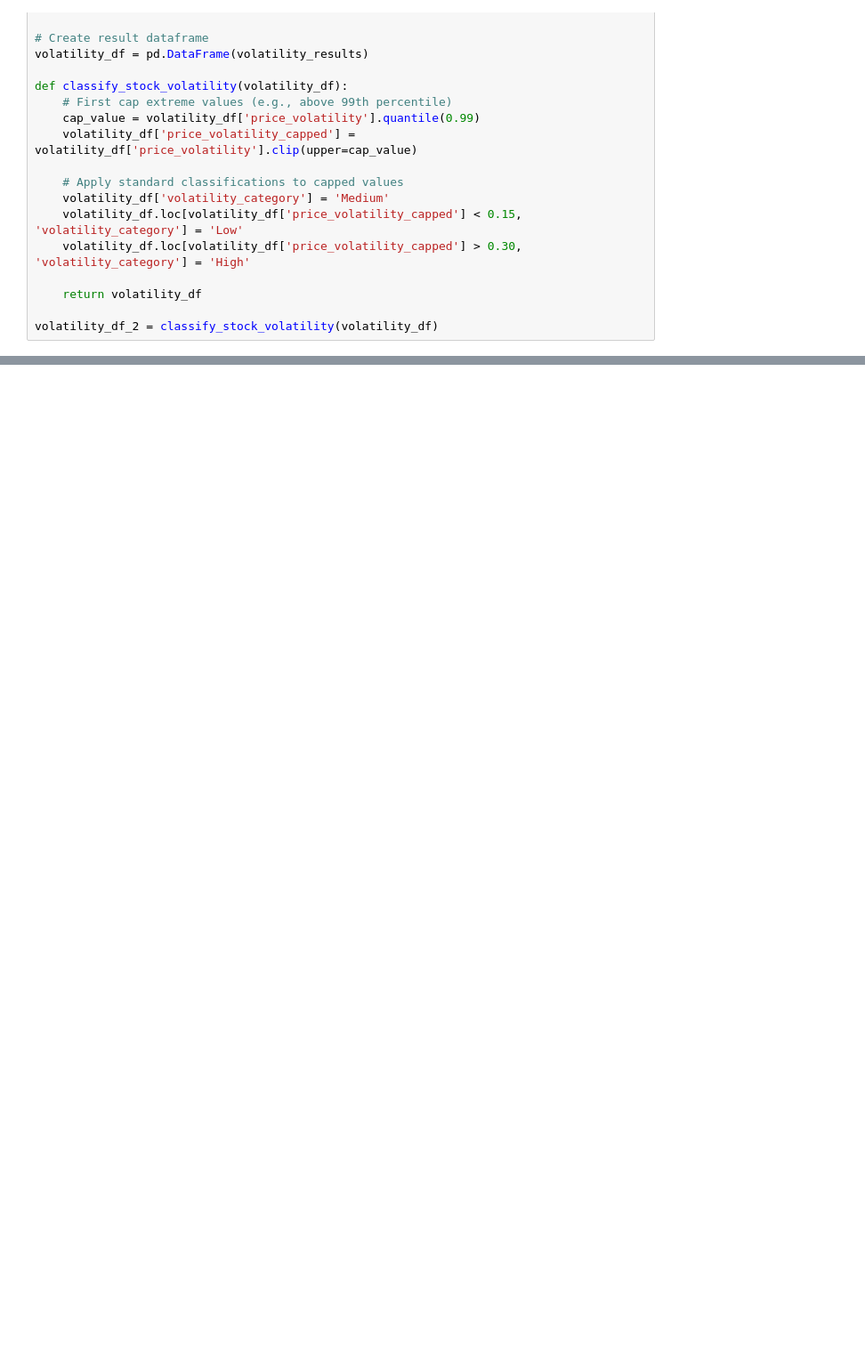
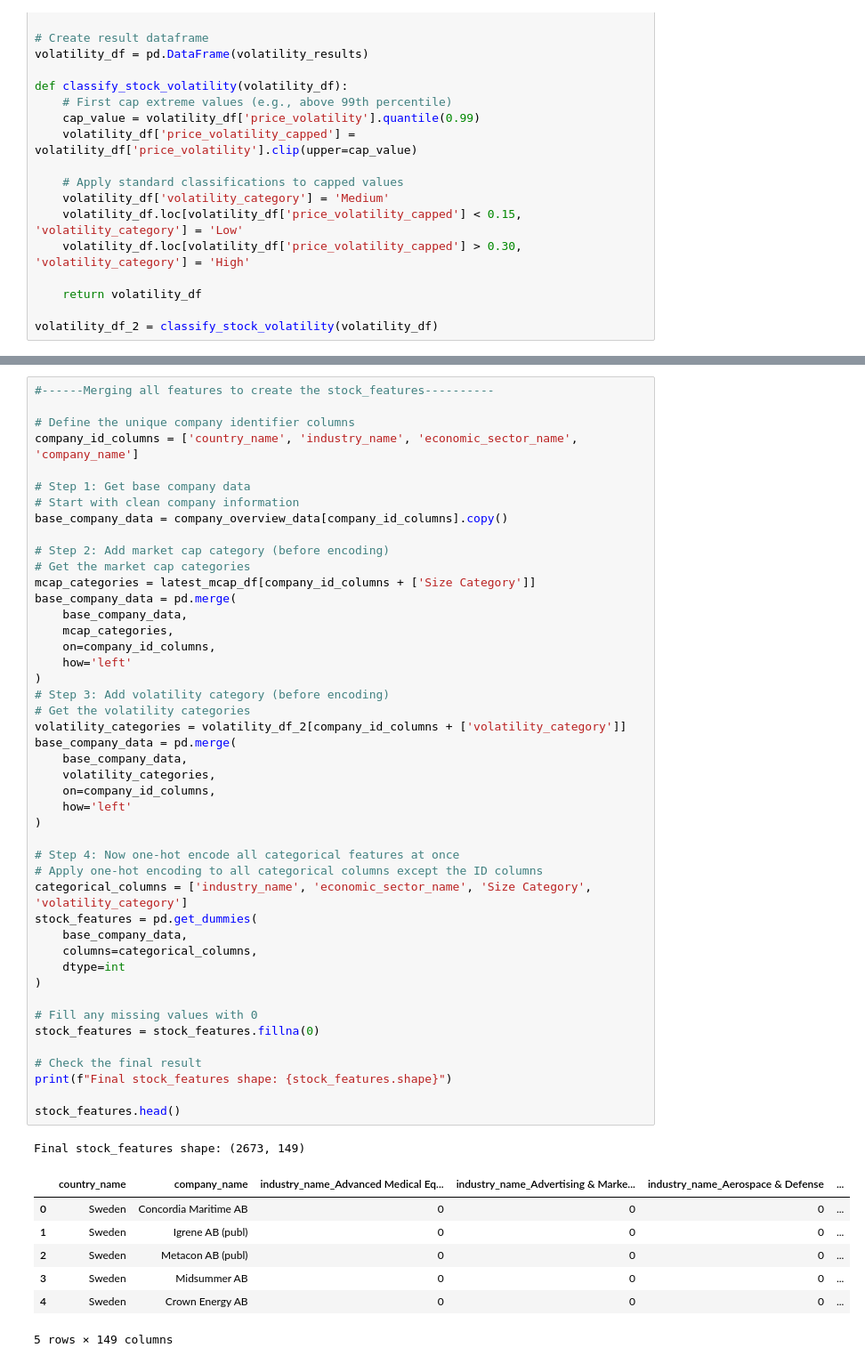
Before and after one commit to Lellalu/II142X_VT2025, a Jupyter notebook: fin_param_test.ipynb, the cells around one changed output, grey strips where cells are left out. Shown: that part at 89% size. Saved outputs shown, nothing was run; the diff lists cells and outputs as text; blank space fills up the shorter version.

Commit message:
update feature merging

```diff
--- a/fin_param_test.ipynb
+++ b/fin_param_test.ipynb
@@ -189,0 +208,54 @@ Name: count, dtype: int64
+# %%
+#------Merging all features to create the stock_features----------
+
+# Define the unique company identifier columns
+company_id_columns = ['country_name', 'industry_name', 'economic_sector_name', 'company_name']
+
+# Step 1: Get base company data
+# Start with clean company information
+base_company_data = company_overview_data[company_id_columns].copy()
+
+# Step 2: Add market cap category (before encoding)
+# Get the market cap categories
+mcap_categories = latest_mcap_df[company_id_columns + ['Size Category']]
+base_company_data = pd.merge(
+    base_company_data,
+    mcap_categories,
+    on=company_id_columns,
+    how='left'
+)
+# Step 3: Add volatility category (before encoding)
+# Get the volatility categories
+volatility_categories = volatility_df_2[company_id_columns + ['volatility_category']]
+base_company_data = pd.merge(
+    base_company_data,
+    volatility_categories,
+    on=company_id_columns,
+    how='left'
+)
+
+# Step 4: Now one-hot encode all categorical features at once
+# Apply one-hot encoding to all categorical columns except the ID columns
+categorical_columns = ['industry_name', 'economic_sector_name', 'Size Category', 'volatility_category']
+stock_features = pd.get_dummies(
+    base_company_data,
+    columns=categorical_columns,
+    dtype=int
+)
+
+# Fill any missing values with 0
+stock_features = stock_features.fillna(0)
+
+# Check the final result
+print(f"Final stock_features shape: {stock_features.shape}")
+
+stock_features.head()
+# %% [output]
+Final stock_features shape: (2673, 149)
+|  | country_name | company_name | industry_name_Advanced Medical Eq... | industry_name_Advertising & Marke... | industry_name_Aerospace & Defense | ... |
+| 0 | Sweden | Concordia Maritime AB | 0 | 0 | 0 | ... |
+| 1 | Sweden | Igrene AB (publ) | 0 | 0 | 0 | ... |
+| 2 | Sweden | Metacon AB (publ) | 0 | 0 | 0 | ... |
+| 3 | Sweden | Midsummer AB | 0 | 0 | 0 | ... |
+| 4 | Sweden | Crown Energy AB | 0 | 0 | 0 | ... |
+5 rows × 149 columns
```
Also changed, not shown: parts of 7 cells of this notebook, 1 other file.
